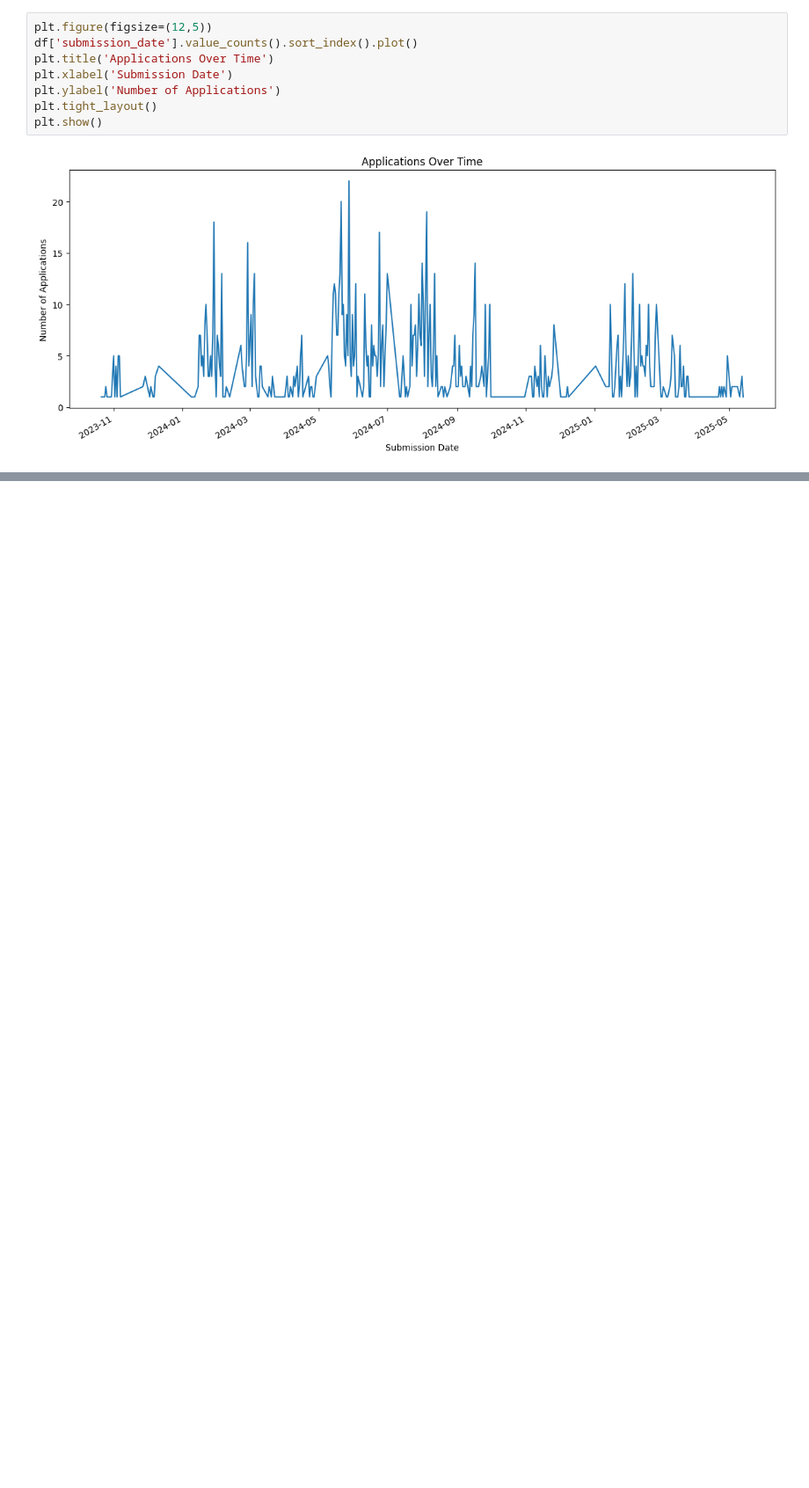
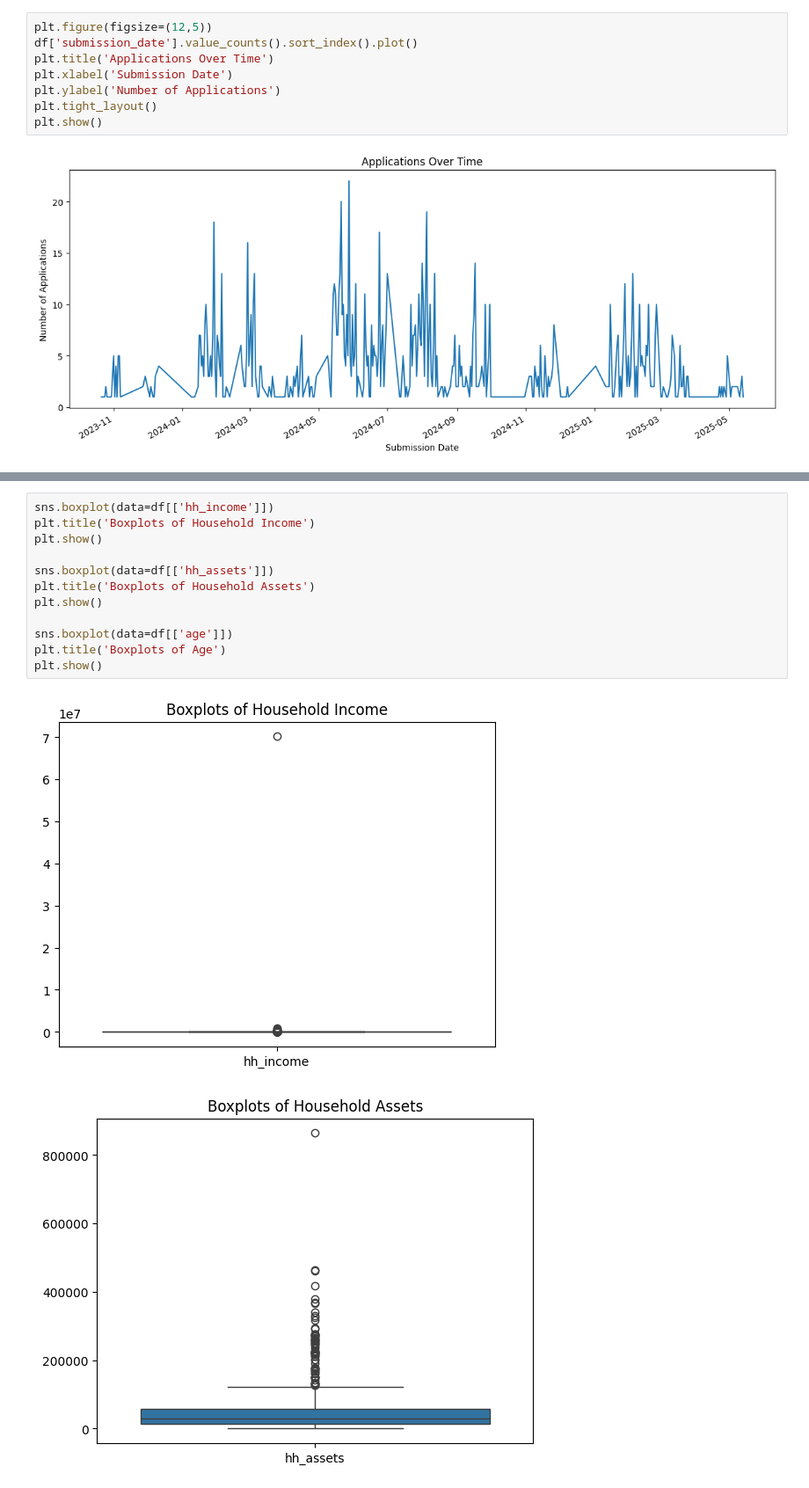
Before and after one commit to BU-Spark/pitne-affordable-housing-efficacy, a Jupyter notebook: fa25-team-a/eda/Rohan_S2.ipynb, the cells around one changed output, grey strips where cells are left out. Shown at 88% size. Cells and saved outputs as stored; diff of their text form; blank space fills up the shorter version.

```diff
--- a/fa25-team-a/eda/Rohan_S2.ipynb
+++ b/fa25-team-a/eda/Rohan_S2.ipynb
@@ -307,0 +391,15 @@ plt.show()
+# %%
+sns.boxplot(data=df[['hh_income']])
+plt.title('Boxplots of Household Income')
+plt.show()
+
+sns.boxplot(data=df[['hh_assets']])
+plt.title('Boxplots of Household Assets')
+plt.show()
+
+sns.boxplot(data=df[['age']])
+plt.title('Boxplots of Age')
+plt.show()
+# %% [output]
+[figure, added]
+[figure, added]
```
Also changed, not shown: parts of 18 cells of this notebook.
